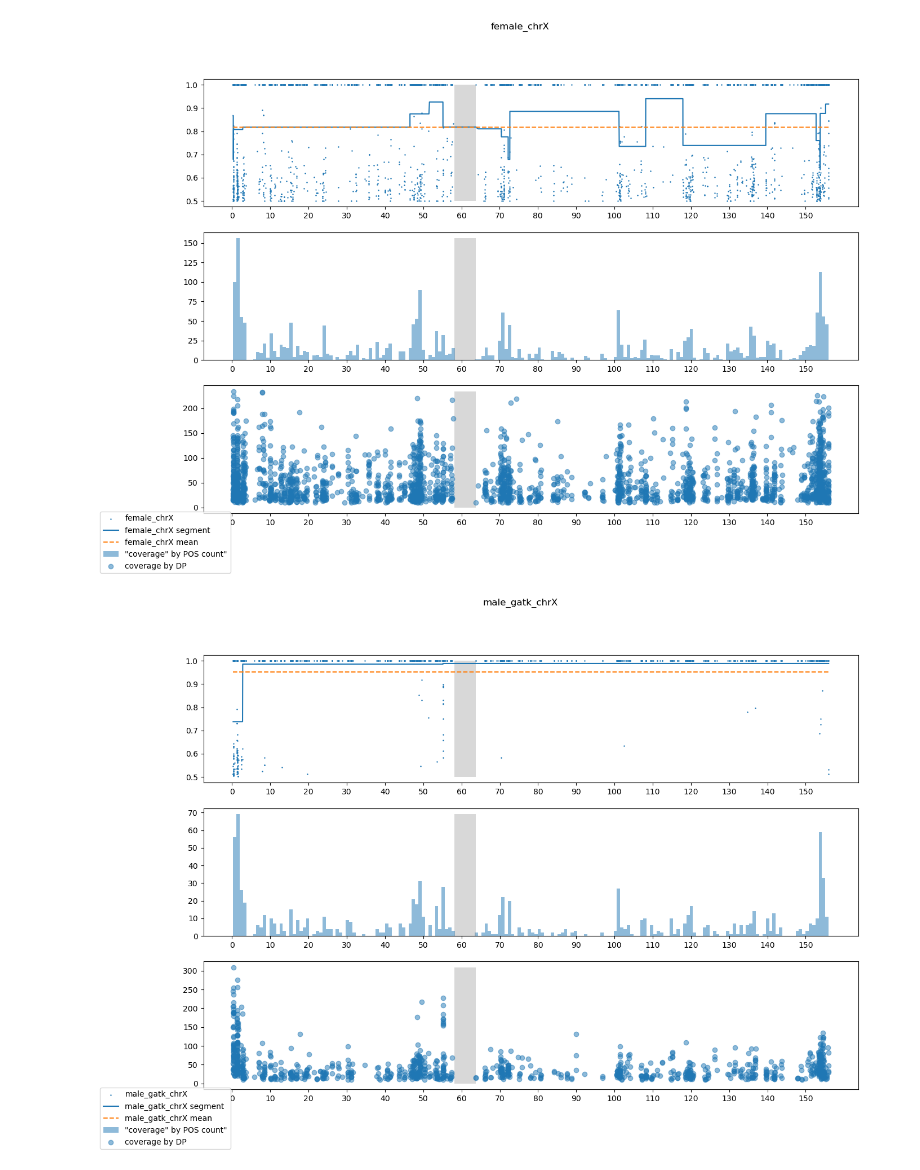
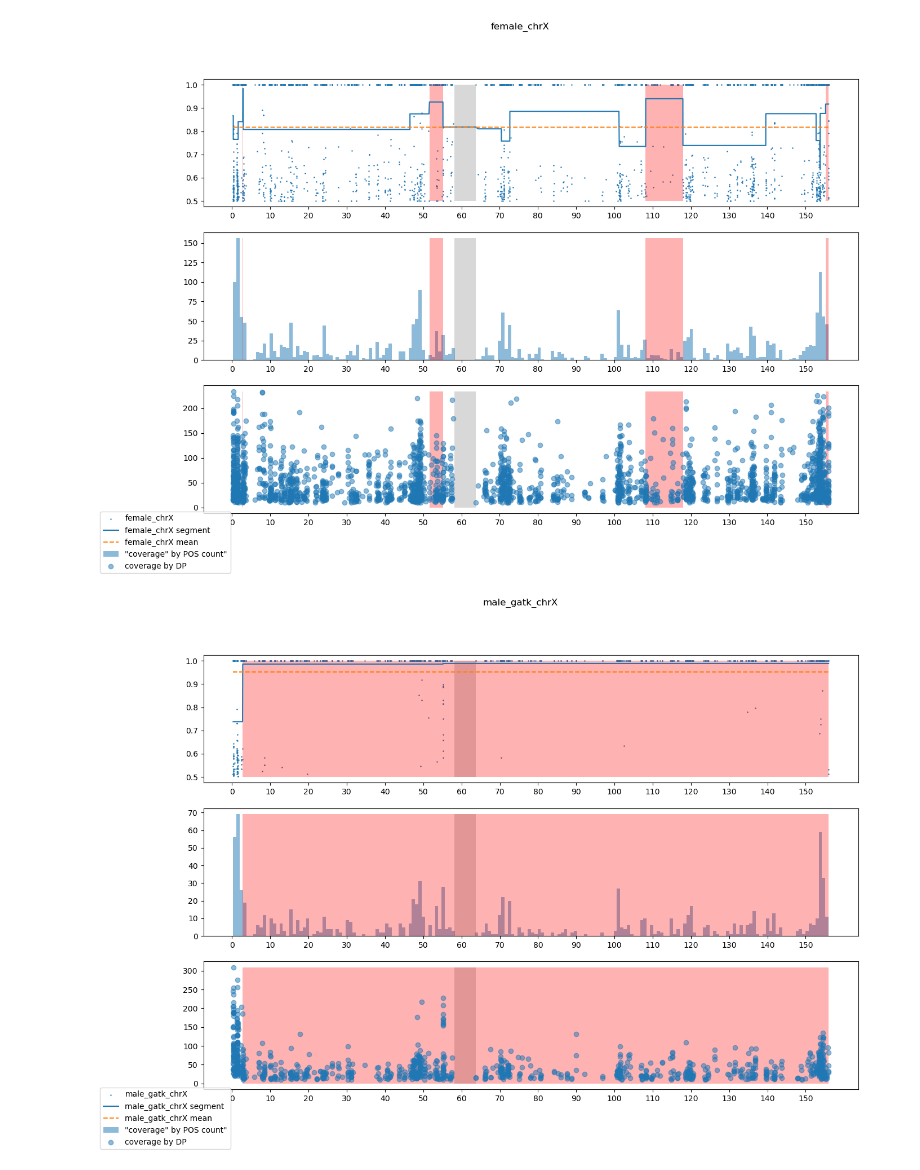
Before and after one commit to wwoskie/HaploGone, a Jupyter notebook: code/examples.ipynb, the cells around one changed output. Drawn from its saved outputs; the diff is of its cells as text; code cells hidden in the pictures.

Commit message:
Add segments plotting

```diff
--- a/code/examples.ipynb
+++ b/code/examples.ipynb
@@ -26,13 +32,17 @@ em_chr15 = read_and_segment("../../bioinf_semester_project/vcf_dels/em_chr15.vcf
 er_chr1 = read_and_segment("../../bioinf_semester_project/vcf_dels/er_chr1.vcf")
 ok_chr1 = read_and_segment("../../bioinf_semester_project/vcf_dels/ok_chr1.vcf")
 # %%
-plot_chromosome(male, "male_chrX", "chrX")
-plot_chromosome(female, "female_chrX", "chrX")
-plot_chromosome(male_gatk, "male_gatk_chrX", "chrX")
-plot_chromosome(female_gatk, "female_gatk_chrX", "chrX")
-plot_chromosome(ber_chr20, "ber_chr20", "chr20")
-plot_chromosome(el_chr2, "el_chr2", "chr2")
-plot_chromosome(em_chr15, "em_chr15", "chr15")
-plot_chromosome(er_chr1, "er_chr1", "chr1")
-plot_chromosome(ok_chr1, "ok_chr1", "chr1")
+plot_chromosome(male, "male_chrX", "chrX", create_bed_with_thres(male, 0.9))
+plot_chromosome(female, "female_chrX", "chrX", create_bed_with_thres(female, 0.9))
+plot_chromosome(
+    male_gatk, "male_gatk_chrX", "chrX", create_bed_with_thres(male_gatk, 0.9)
+)
+plot_chromosome(
+    female_gatk, "female_gatk_chrX", "chrX", create_bed_with_thres(female_gatk, 0.9)
+)
+plot_chromosome(ber_chr20, "ber_chr20", "chr20", create_bed_with_thres(ber_chr20, 0.9))
+plot_chromosome(el_chr2, "el_chr2", "chr2", create_bed_with_thres(el_chr2, 0.9))
+plot_chromosome(em_chr15, "em_chr15", "chr15", create_bed_with_thres(em_chr15, 0.9))
+plot_chromosome(er_chr1, "er_chr1", "chr1", create_bed_with_thres(er_chr1, 0.9))
+plot_chromosome(ok_chr1, "ok_chr1", "chr1", create_bed_with_thres(ok_chr1, 0.9))
 # %% [output]
@@ -40,2 +50,2 @@ plot_chromosome(ok_chr1, "ok_chr1", "chr1")
-[figure, old version]
+[figure, new version]
-[figure, old version]
+[figure, new version]
```
Also changed, not shown: parts of 3 cells of this notebook, 1 other file.
